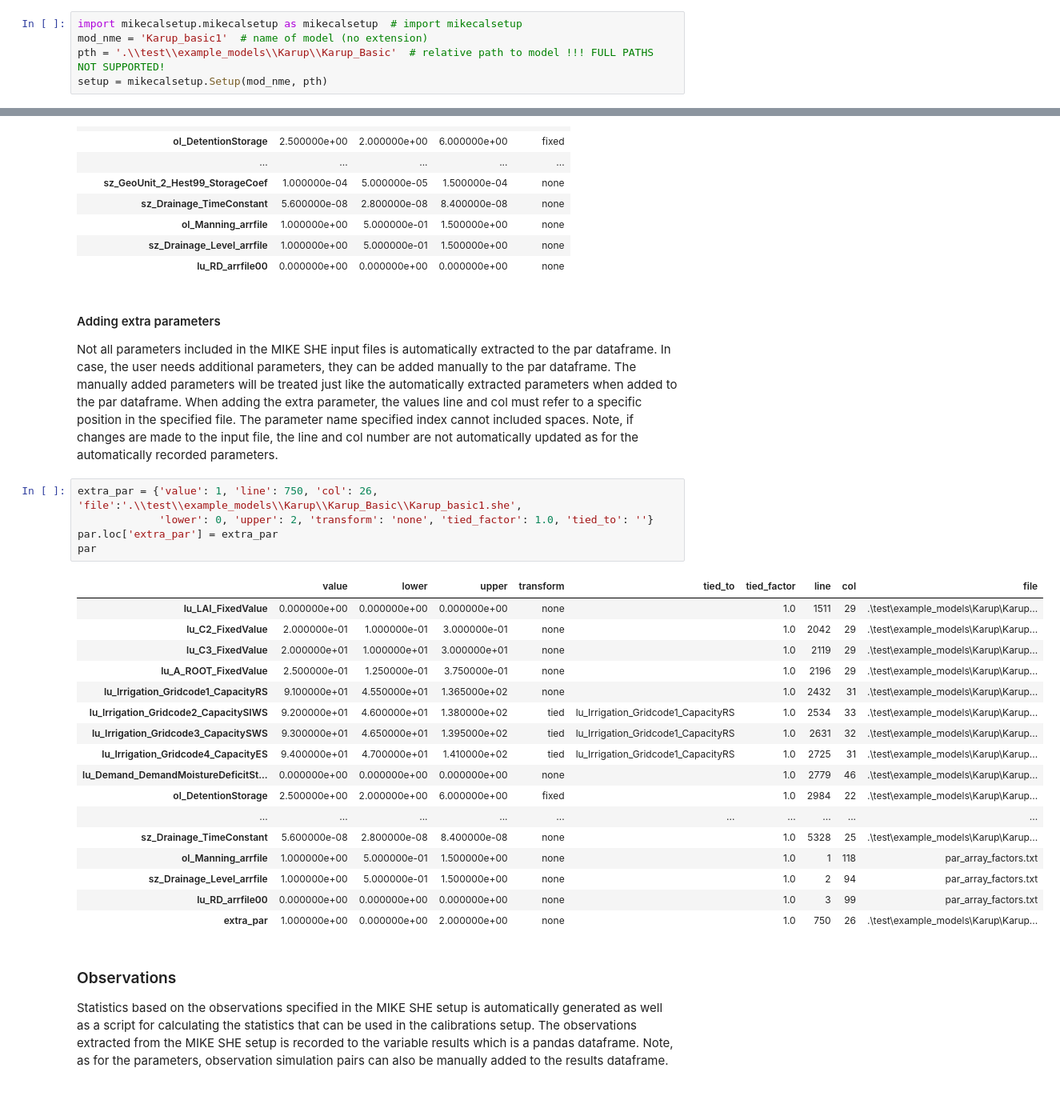
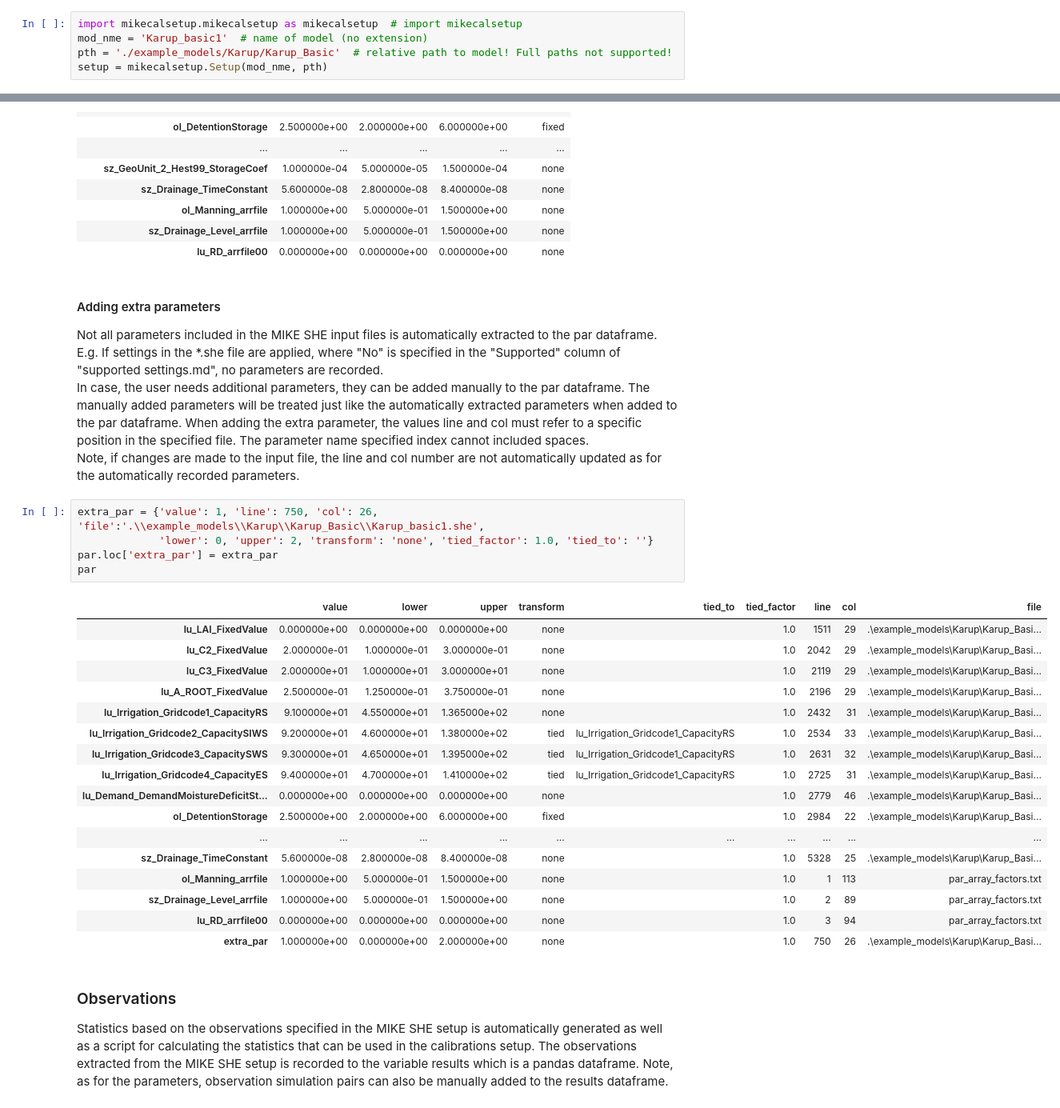
Before and after one commit to tenemark/mikecalsetup, a Jupyter notebook: example usage.ipynb, the cells around one changed output, grey strips where cells are left out. Shown at 80% size. Saved outputs shown, nothing was run; the diff lists cells and outputs as text.

Commit message:
clean up and extra documentation

```diff
--- a/example usage.ipynb
+++ b/example usage.ipynb
@@ -12,7 +14,7 @@ The only necessary input for the setup class is the name of the MIKE SHE file an
 # %%
 import mikecalsetup.mikecalsetup as mikecalsetup  # import mikecalsetup
 mod_nme = 'Karup_basic1'  # name of model (no extension)
-pth = '.\\test\\example_models\\Karup\\Karup_Basic'  # relative path to model !!! FULL PATHS NOT SUPPORTED!
+pth = './example_models/Karup/Karup_Basic'  # relative path to model! Full paths not supported!
 setup = mikecalsetup.Setup(mod_nme, pth)
 # %% [markdown]
 ### Parameters
@@ -206,31 +209,32 @@ par[['value', 'lower', 'upper', 'transform']]
 | lu_RD_arrfile00 | 0.000000e+00 | 0.000000e+00 | 0.000000e+00 | none |
 # %% [markdown]
 #### Adding extra parameters
-Not all parameters included in the MIKE SHE input files is automatically extracted to the par dataframe. In case, the user needs additional parameters, they can be added manually to the par dataframe. The manually added parameters will be treated just like the automatically extracted parameters when added to the par dataframe. When adding the extra parameter, the values line and col must refer to a specific position in the specified file. The parameter name specified index cannot included spaces.
+Not all parameters included in the MIKE SHE input files is automatically extracted to the par dataframe. E.g. If settings in the \*.she file are applied, where "No" is specified in the "Supported" column of "supported settings.md", no parameters are recorded. <br>
+In case, the user needs additional parameters, they can be added manually to the par dataframe. The manually added parameters will be treated just like the automatically extracted parameters when added to the par dataframe. When adding the extra parameter, the values line and col must refer to a specific position in the specified file. The parameter name specified index cannot included spaces. <br>
 Note, if changes are made to the input file, the line and col number are not automatically updated as for the automatically recorded parameters.
 # %%
-extra_par = {'value': 1, 'line': 750, 'col': 26, 'file':'.\\test\\example_models\\Karup\\Karup_Basic\\Karup_basic1.she',
+extra_par = {'value': 1, 'line': 750, 'col': 26, 'file':'.\\example_models\\Karup\\Karup_Basic\\Karup_basic1.she',
              'lower': 0, 'upper': 2, 'transform': 'none', 'tied_factor': 1.0, 'tied_to': ''}
 par.loc['extra_par'] = extra_par
 par
 # %% [output]
 |  | value | lower | upper | transform | tied_to | tied_factor | line | col | file |
-| lu_LAI_FixedValue | 0.000000e+00 | 0.000000e+00 | 0.000000e+00 | none |  | 1.0 | 1511 | 29 | .\test\example_models\Karup\Karup... |
-| lu_C2_FixedValue | 2.000000e-01 | 1.000000e-01 | 3.000000e-01 | none |  | 1.0 | 2042 | 29 | .\test\example_models\Karup\Karup... |
-| lu_C3_FixedValue | 2.000000e+01 | 1.000000e+01 | 3.000000e+01 | none |  | 1.0 | 2119 | 29 | .\test\example_models\Karup\Karup... |
-| lu_A_ROOT_FixedValue | 2.500000e-01 | 1.250000e-01 | 3.750000e-01 | none |  | 1.0 | 2196 | 29 | .\test\example_models\Karup\Karup... |
-| lu_Irrigation_Gridcode1_CapacityRS | 9.100000e+01 | 4.550000e+01 | 1.365000e+02 | none |  | 1.0 | 2432 | 31 | .\test\example_models\Karup\Karup... |
-| lu_Irrigation_Gridcode2_CapacitySIWS | 9.200000e+01 | 4.600000e+01 | 1.380000e+02 | tied | lu_Irrigation_Gridcode1_CapacityRS | 1.0 | 2534 | 33 | .\test\example_models\Karup\Karup... |
-| lu_Irrigation_Gridcode3_CapacitySWS | 9.300000e+01 | 4.650000e+01 | 1.395000e+02 | tied | lu_Irrigation_Gridcode1_CapacityRS | 1.0 | 2631 | 32 | .\test\example_models\Karup\Karup... |
-| lu_Irrigation_Gridcode4_CapacityES | 9.400000e+01 | 4.700000e+01 | 1.410000e+02 | tied | lu_Irrigation_Gridcode1_CapacityRS | 1.0 | 2725 | 31 | .\test\example_models\Karup\Karup... |
-| lu_Demand_DemandMoistureDeficitSt... | 0.000000e+00 | 0.000000e+00 | 0.000000e+00 | none |  | 1.0 | 2779 | 46 | .\test\example_models\Karup\Karup... |
-| ol_DetentionStorage | 2.500000e+00 | 2.000000e+00 | 6.000000e+00 | fixed |  | 1.0 | 2984 | 22 | .\test\example_models\Karup\Karup... |
+| lu_LAI_FixedValue | 0.000000e+00 | 0.000000e+00 | 0.000000e+00 | none |  | 1.0 | 1511 | 29 | .\example_models\Karup\Karup_Basi... |
+| lu_C2_FixedValue | 2.000000e-01 | 1.000000e-01 | 3.000000e-01 | none |  | 1.0 | 2042 | 29 | .\example_models\Karup\Karup_Basi... |
+| lu_C3_FixedValue | 2.000000e+01 | 1.000000e+01 | 3.000000e+01 | none |  | 1.0 | 2119 | 29 | .\example_models\Karup\Karup_Basi... |
+| lu_A_ROOT_FixedValue | 2.500000e-01 | 1.250000e-01 | 3.750000e-01 | none |  | 1.0 | 2196 | 29 | .\example_models\Karup\Karup_Basi... |
+| lu_Irrigation_Gridcode1_CapacityRS | 9.100000e+01 | 4.550000e+01 | 1.365000e+02 | none |  | 1.0 | 2432 | 31 | .\example_models\Karup\Karup_Basi... |
+| lu_Irrigation_Gridcode2_CapacitySIWS | 9.200000e+01 | 4.600000e+01 | 1.380000e+02 | tied | lu_Irrigation_Gridcode1_CapacityRS | 1.0 | 2534 | 33 | .\example_models\Karup\Karup_Basi... |
+| lu_Irrigation_Gridcode3_CapacitySWS | 9.300000e+01 | 4.650000e+01 | 1.395000e+02 | tied | lu_Irrigation_Gridcode1_CapacityRS | 1.0 | 2631 | 32 | .\example_models\Karup\Karup_Basi... |
+| lu_Irrigation_Gridcode4_CapacityES | 9.400000e+01 | 4.700000e+01 | 1.410000e+02 | tied | lu_Irrigation_Gridcode1_CapacityRS | 1.0 | 2725 | 31 | .\example_models\Karup\Karup_Basi... |
+| lu_Demand_DemandMoistureDeficitSt... | 0.000000e+00 | 0.000000e+00 | 0.000000e+00 | none |  | 1.0 | 2779 | 46 | .\example_models\Karup\Karup_Basi... |
+| ol_DetentionStorage | 2.500000e+00 | 2.000000e+00 | 6.000000e+00 | fixed |  | 1.0 | 2984 | 22 | .\example_models\Karup\Karup_Basi... |
 | ... | ... | ... | ... | ... | ... | ... | ... | ... | ... |
-| sz_Drainage_TimeConstant | 5.600000e-08 | 2.800000e-08 | 8.400000e-08 | none |  | 1.0 | 5328 | 25 | .\test\example_models\Karup\Karup... |
-| ol_Manning_arrfile | 1.000000e+00 | 5.000000e-01 | 1.500000e+00 | none |  | 1.0 | 1 | 118 | par_array_factors.txt |
-| sz_Drainage_Level_arrfile | 1.000000e+00 | 5.000000e-01 | 1.500000e+00 | none |  | 1.0 | 2 | 94 | par_array_factors.txt |
-| lu_RD_arrfile00 | 0.000000e+00 | 0.000000e+00 | 0.000000e+00 | none |  | 1.0 | 3 | 99 | par_array_factors.txt |
-| extra_par | 1.000000e+00 | 0.000000e+00 | 2.000000e+00 | none |  | 1.0 | 750 | 26 | .\test\example_models\Karup\Karup... |
+| sz_Drainage_TimeConstant | 5.600000e-08 | 2.800000e-08 | 8.400000e-08 | none |  | 1.0 | 5328 | 25 | .\example_models\Karup\Karup_Basi... |
+| ol_Manning_arrfile | 1.000000e+00 | 5.000000e-01 | 1.500000e+00 | none |  | 1.0 | 1 | 113 | par_array_factors.txt |
+| sz_Drainage_Level_arrfile | 1.000000e+00 | 5.000000e-01 | 1.500000e+00 | none |  | 1.0 | 2 | 89 | par_array_factors.txt |
+| lu_RD_arrfile00 | 0.000000e+00 | 0.000000e+00 | 0.000000e+00 | none |  | 1.0 | 3 | 94 | par_array_factors.txt |
+| extra_par | 1.000000e+00 | 0.000000e+00 | 2.000000e+00 | none |  | 1.0 | 750 | 26 | .\example_models\Karup\Karup_Basi... |
 # %% [markdown]
 ### Observations
 Statistics based on the observations specified in the MIKE SHE setup is automatically generated as well as a script for calculating the statistics that can be used in the calibrations setup. The observations extracted from the MIKE SHE setup is recorded to the variable results which is a pandas dataframe.
```
Also changed, not shown: parts of 12 cells of this notebook, 7 other files.
